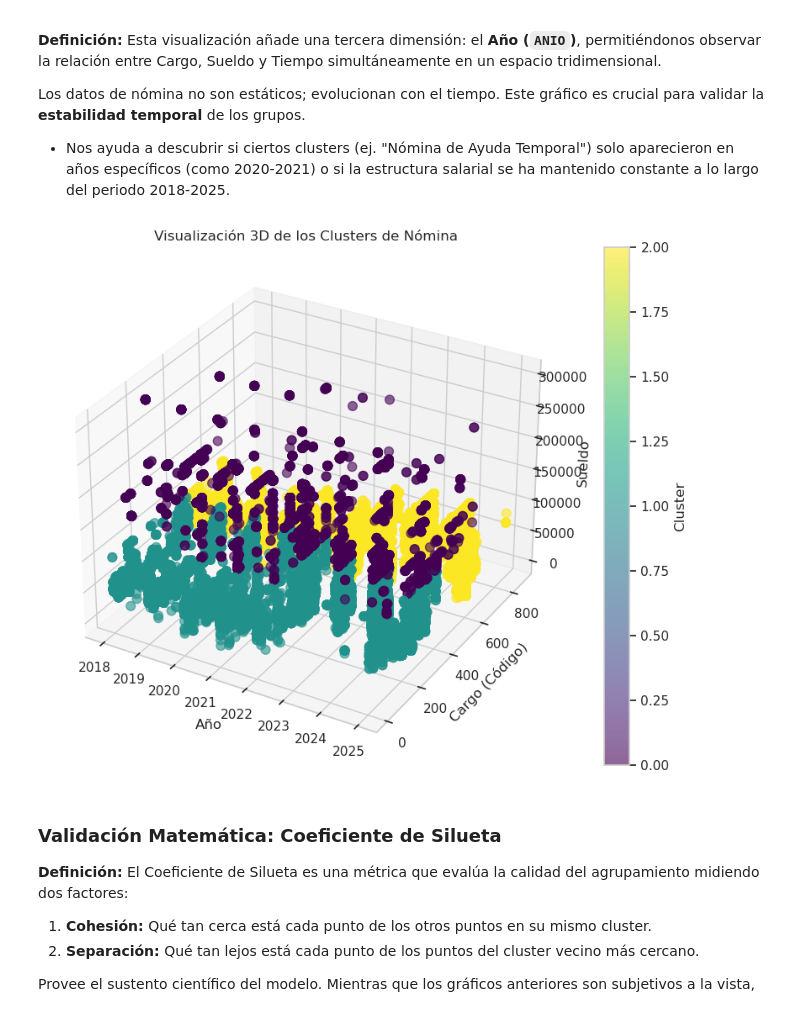
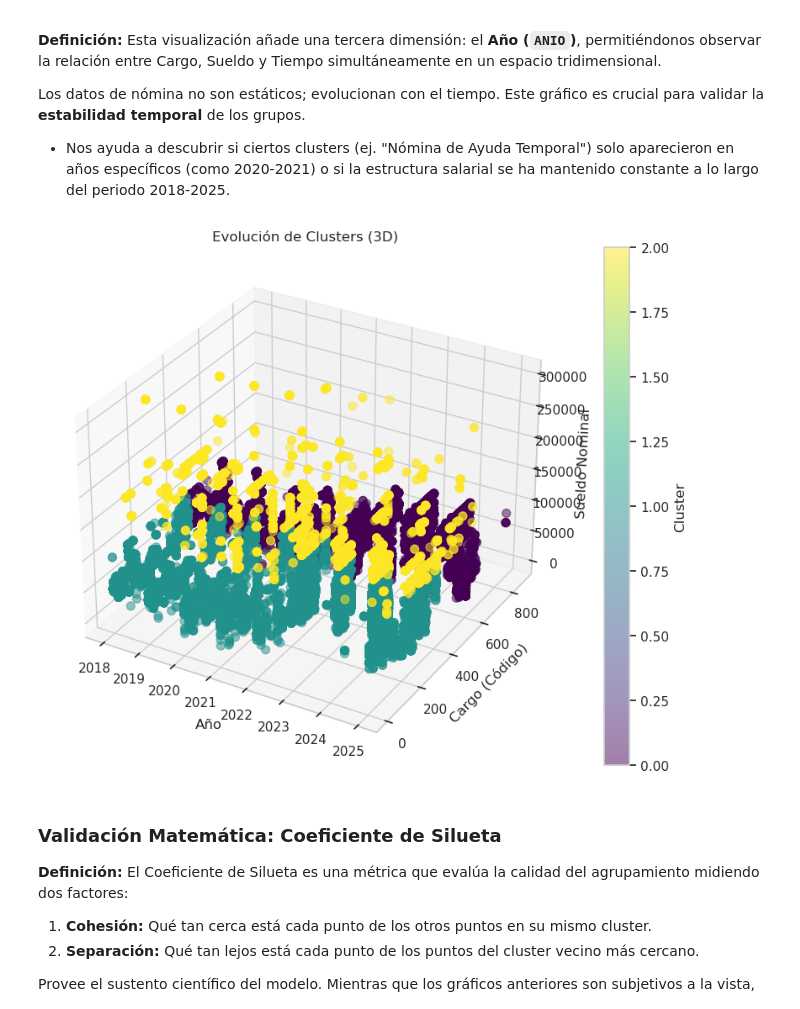
Before and after one commit to TZeik/icc321-2025-final, a Jupyter notebook: modelo_mineria.ipynb, the cells around one changed output. Cells and saved outputs as stored; diff of their text form; code cells hidden in the pictures.

```diff
--- a/modelo_mineria.ipynb
+++ b/modelo_mineria.ipynb
@@ -75,13 +89,15 @@ inercias = []
 rango_k = range(1, 10)
 
 for k in rango_k:
-    kmeans = KMeans(n_clusters=k, random_state=42)
+    kmeans = KMeans(n_clusters=k, random_state=42, n_init=10)
     kmeans.fit(X_scaled)
     inercias.append(kmeans.inertia_)
 
-plt.plot(rango_k, inercias, marker='o')
-plt.title('Método del Codo (k óptimo)')
+plt.figure(figsize=(8, 5))
+plt.plot(rango_k, inercias, marker='o', linestyle='--')
+plt.title('Método del Codo (Determinación de k)')
 plt.xlabel('Número de Clusters')
 plt.ylabel('Inercia')
+plt.grid(True)
 plt.show()
 # %% [output]
@@ -93,12 +109,14 @@ Basado en la gráfica anterior, seleccionamos el $k$ óptimo y entrenamos el mod
 ### Interpretación de los Clusters Generados
 A continuación, analizamos las características promedio de cada grupo encontrado. Esto nos permite etiquetar los perfiles (ej. *"Gerencia Senior"*, *"Personal Administrativo"*).
 # %%
-# Entrenar con k=3 (o lo que diga tu gráfica)
-kmeans_final = KMeans(n_clusters=3, random_state=42)
+# Entrenar con k=3
+kmeans_final = KMeans(n_clusters=3, random_state=42, n_init=10)
 clusters = kmeans_final.fit_predict(X_scaled)
 
-# Asignar los clusters a los datos originales para interpretar
+# Asignar los clusters al DataFrame original
 df_model['CLUSTER'] = clusters
 
-print(df_model.groupby('CLUSTER')['SUELDO_LIMPIO'].mean())
+# Ver el sueldo promedio por grupo para interpretarlos
+print("Sueldo promedio por Cluster:")
+print(df_model.groupby('CLUSTER')['sueldo_nominal'].mean().sort_values())
 # %% [output]
@@ -235,31 +254,31 @@ Los datos de nómina no son estáticos; evolucionan con el tiempo. Este gráfico
 # %%
 from mpl_toolkits.mplot3d import Axes3D
 
 fig = plt.figure(figsize=(12, 8))
 ax = fig.add_subplot(111, projection='3d')
 
-# Asignar colores basados en el cluster
+# Asignar colores
 colors = df_model['CLUSTER']
 
 # Scatter 3D: X=Año, Y=Cargo, Z=Sueldo
 img = ax.scatter(
-    df_model['ANIO'],
-    df_model['FUNCION_CODE'],
-    df_model['SUELDO_LIMPIO'],
+    df_model['año'],
+    df_model['cargo_code'],
+    df_model['sueldo_nominal'],
     c=colors,
     cmap='viridis',
-    s=60,
-    alpha=0.6
+    s=50,
+    alpha=0.5
 )
 
 ax.set_xlabel('Año')
 ax.set_ylabel('Cargo (Código)')
-ax.set_zlabel('Sueldo')
-ax.set_title('Visualización 3D de los Clusters de Nómina')
+ax.set_zlabel('Sueldo Nominal')
+ax.set_title('Evolución de Clusters (3D)')
 plt.colorbar(img, label='Cluster')
 plt.show()
 # %% [output]
-[figure, old version]
+[figure, new version]
 # %% [markdown]
 ### Validación Matemática: Coeficiente de Silueta
 
```
Also changed, not shown: parts of 7 cells of this notebook, 6 other files.
